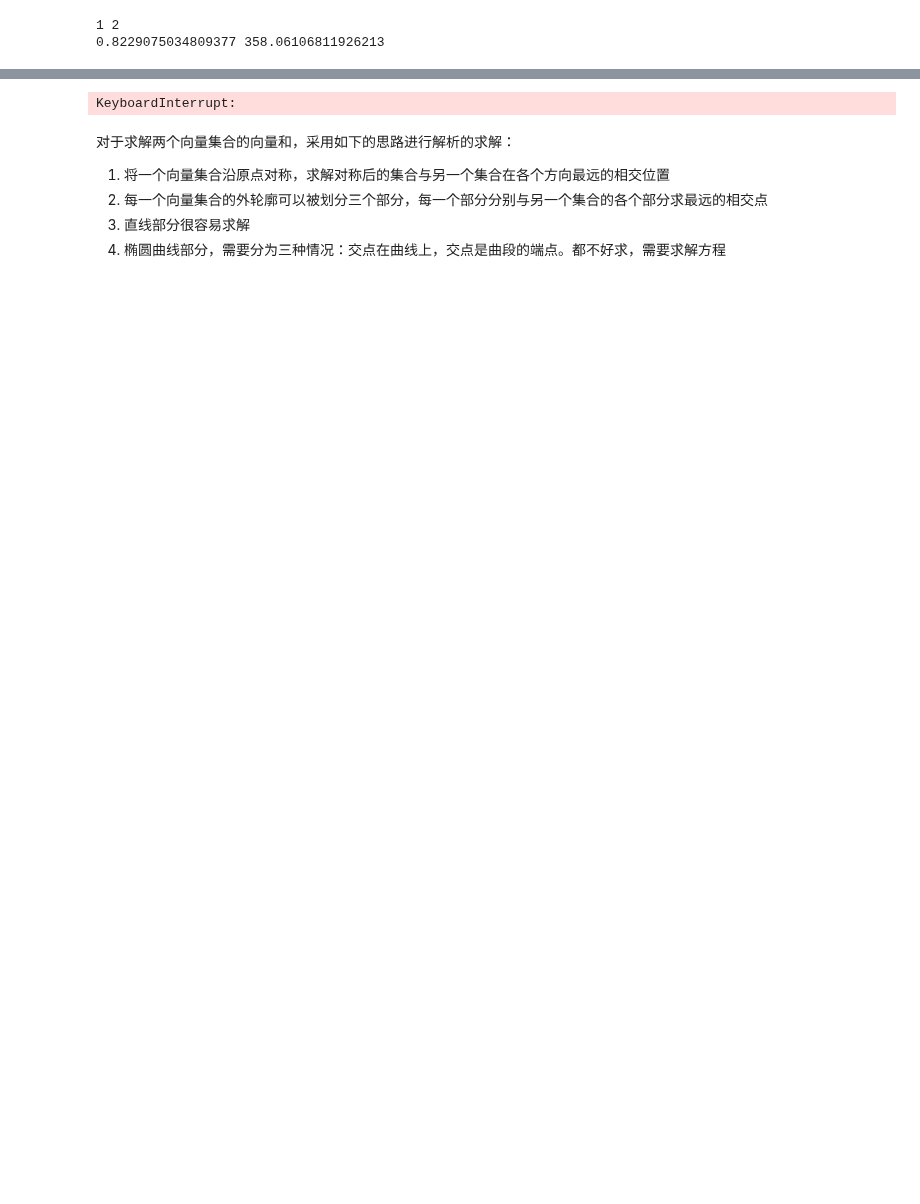
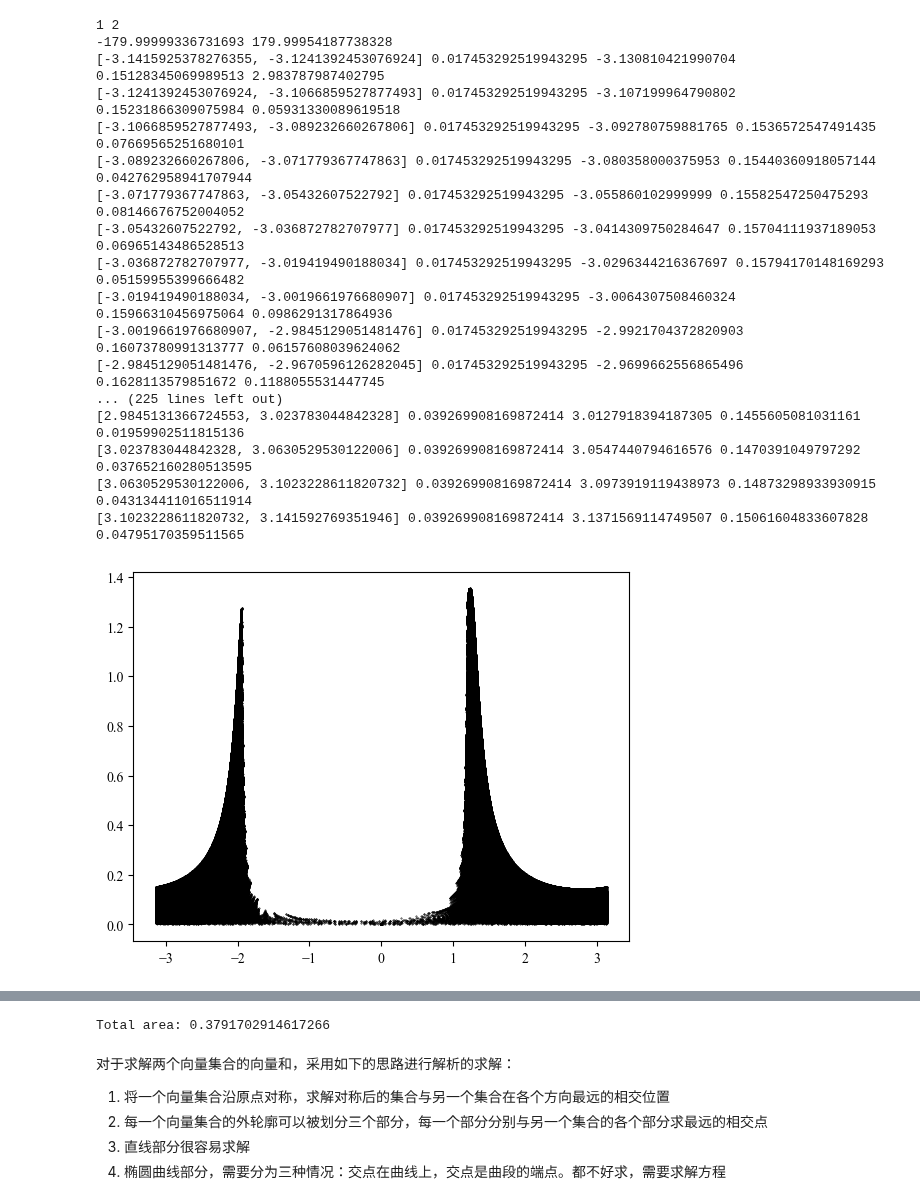
Before and after one commit to yang-si-hang/paper-2023, a Jupyter notebook: Test branch/PD/DataAnalyse/20240325-mani graph/MultiGraspManipulability.ipynb, the cells around one changed output, grey strips where cells are left out. Drawn from its saved outputs; the diff is of its cells as text; code cells hidden in the pictures; blank space fills up the shorter version.

Commit message:
202404011033-multi points manipulability

```diff
--- a/Test branch/PD/DataAnalyse/20240325-mani graph/MultiGraspManipulability.ipynb
+++ b/Test branch/PD/DataAnalyse/20240325-mani graph/MultiGraspManipulability.ipynb
@@ -148,6 +148,7 @@ r = np.sqrt(points[:,0]**2 + points[:, 1]**2)
 theta = np.arctan2(points[:, 1], points[:, 0]) % (2 * np.pi)  # 使用atan2计算角度，并将负角度转换为正角度
 
 theta = interval_angles(theta)
+plt.scatter(theta, r, s=0.5, c='k', marker='.')
 
 # 按角度排序
 sorted_indices = np.argsort(theta)
@@ -175,8 +176,8 @@ last_max_r = filtered_r[0]
 i = 0
 while True:
     theta_interval_end = theta_interval_init + theta_interval_start
-    if theta_interval_end > theta_max:
-        theta_interval_end = theta_max
+    if theta_interval_start > theta_max:
+        break
     angle_interval = [theta_interval_start, theta_interval_end]
     interval_indices = (filtered_thetas >= angle_interval[0]) & (filtered_thetas < angle_interval[1])
     r_interval = filtered_r[interval_indices]
@@ -190,22 +191,22 @@ while True:
         max_r = np.max(r_interval)
         max_theta = theta_interval[np.argmax(r_interval)]
         r_grad = (max_r - last_max_r)/theta_interval_init
-        if r_grad > 50:
-            theta_interval_init *= 0.5
-            continue
-            # 可能出现死循环
+        # if np.abs(r_grad) > 20:
+        #     theta_interval_init *= 0.5
+        #     print('suoxiao', r_grad, max_r, last_max_r)
+        #     continue
     else:
         theta_interval_init *= 1.5
+        # print(np.rad2deg(theta_interval_init), np.rad2deg(theta_interval_end))
         continue
 
+    print([theta_interval_start, theta_interval_end], theta_interval_init, max_theta, max_r, r_grad)
     max_r_per_interval.append(max_r)
     contour_points.append([max_theta, max_r] if max_r is not None else [max_theta, 0])
 
     # 计算区间面积，如果max_r为None，则面积为0
     area_per_interval.append(0.5 * max_r**2 * theta_interval_init if max_r is not None else 0)
 
-    if theta_interval_end == theta_max:
-        break
     i += 1
     theta_interval_start = theta_interval_end
     last_max_r = max_r
@@ -237,33 +238,49 @@ for i in range(ang_N):
 
 # 画出所有区间的外轮廓，并输出区间面积的和将极坐标点转换回笛卡尔坐标系用于绘图
 contour_points = np.array(contour_points)
 x_contour = contour_points[:, 1] * np.cos(contour_points[:, 0])
 y_contour = contour_points[:, 1] * np.sin(contour_points[:, 0])
 
 start_point = np.array([filtered_r[0]*np.cos(filtered_thetas[0]), filtered_r[0]*np.sin(filtered_thetas[0])])
 end_point = np.array([filtered_r[-1]*np.cos(filtered_thetas[-1]), filtered_r[-1]*np.sin(filtered_thetas[-1])])
 
 x_contour = np.concatenate([[start_point[0]], x_contour, [end_point[0]]])
 y_contour = np.concatenate([[start_point[1]], y_contour, [end_point[1]]])
 
 # 绘制轮廓
-fig, ax = plt.subplots(figsize=(8, 6), dpi=1000)
-# ax.scatter(points[:, 0], points[:, 1], s=1, marker='.', edgecolors='None', zorder=3)
+fig, ax = plt.subplots(figsize=(8, 6), dpi=200)
+ax.scatter(points[:, 0], points[:, 1], s=1, marker='.', edgecolors='None', zorder=3)
 ax.scatter(x_contour, y_contour)
 ax.plot(x_contour, y_contour, 'r-')
 # ax.plot([0., start_point[0]], [0., start_point[1]], 'r-')  # 闭合轮廓
 # ax.plot([0., end_point[0]], [0., end_point[1]], 'r-')  # 闭合轮廓
 ax.set_xlabel('X coordinate')
 ax.set_ylabel('Y coordinate')
 ax.set_title(f'Points {combinations[idx][0]} & {combinations[idx][1]}')
 ax.axis('equal')
 ax.grid(True, zorder=1)
 
 plt.show()
 
 # 输出面积和
 total_area = np.nansum(area_per_interval)  # 使用nansum来忽略None值
 print(f'Total area: {total_area}')
 # %% [output]
 1 2
-0.8229075034809377 358.06106811926213
+-179.99999336731693 179.99954187738328
+[-3.1415925378276355, -3.1241392453076924] 0.017453292519943295 -3.130810421990704 0.15128345069989513 2.983787987402795
+[-3.1241392453076924, -3.1066859527877493] 0.017453292519943295 -3.107199964790802 0.15231866309075984 0.05931330089619518
+[-3.1066859527877493, -3.089232660267806] 0.017453292519943295 -3.092780759881765 0.1536572547491435 0.07669565251680101
+[-3.089232660267806, -3.071779367747863] 0.017453292519943295 -3.080358000375953 0.15440360918057144 0.042762958941707944
+[-3.071779367747863, -3.05432607522792] 0.017453292519943295 -3.055860102999999 0.15582547250475293 0.08146676752004052
+[-3.05432607522792, -3.036872782707977] 0.017453292519943295 -3.0414309750284647 0.15704111937189053 0.06965143486528513
+[-3.036872782707977, -3.019419490188034] 0.017453292519943295 -3.0296344216367697 0.15794170148169293 0.05159955399666482
+[-3.019419490188034, -3.0019661976680907] 0.017453292519943295 -3.0064307508460324 0.15966310456975064 0.0986291317864936
+[-3.0019661976680907, -2.9845129051481476] 0.017453292519943295 -2.9921704372820903 0.16073780991313777 0.06157608039624062
+[-2.9845129051481476, -2.9670596126282045] 0.017453292519943295 -2.9699662556865496 0.1628113579851672 0.1188055531447745
+... (225 lines left out)
+[2.9845131366724553, 3.023783044842328] 0.039269908169872414 3.0127918394187305 0.1455605081031161 0.01959902511815136
+[3.023783044842328, 3.0630529530122006] 0.039269908169872414 3.0547440794616576 0.1470391049797292 0.037652160280513595
+[3.0630529530122006, 3.1023228611820732] 0.039269908169872414 3.0973919119438973 0.14873298933930915 0.043134411016511914
+[3.1023228611820732, 3.141592769351946] 0.039269908169872414 3.1371569114749507 0.15061604833607828 0.04795170359511565
+[figure, added]
@@ -270,4 +288,4 @@ print(f'Total area: {total_area}')
-KeyboardInterrupt:
+Total area: 0.3791702914617266
 # %% [markdown]
 对于求解两个向量集合的向量和，采用如下的思路进行解析的求解：
 1. 将一个向量集合沿原点对称，求解对称后的集合与另一个集合在各个方向最远的相交位置
```
Also changed, not shown: parts of 2 cells of this notebook.
